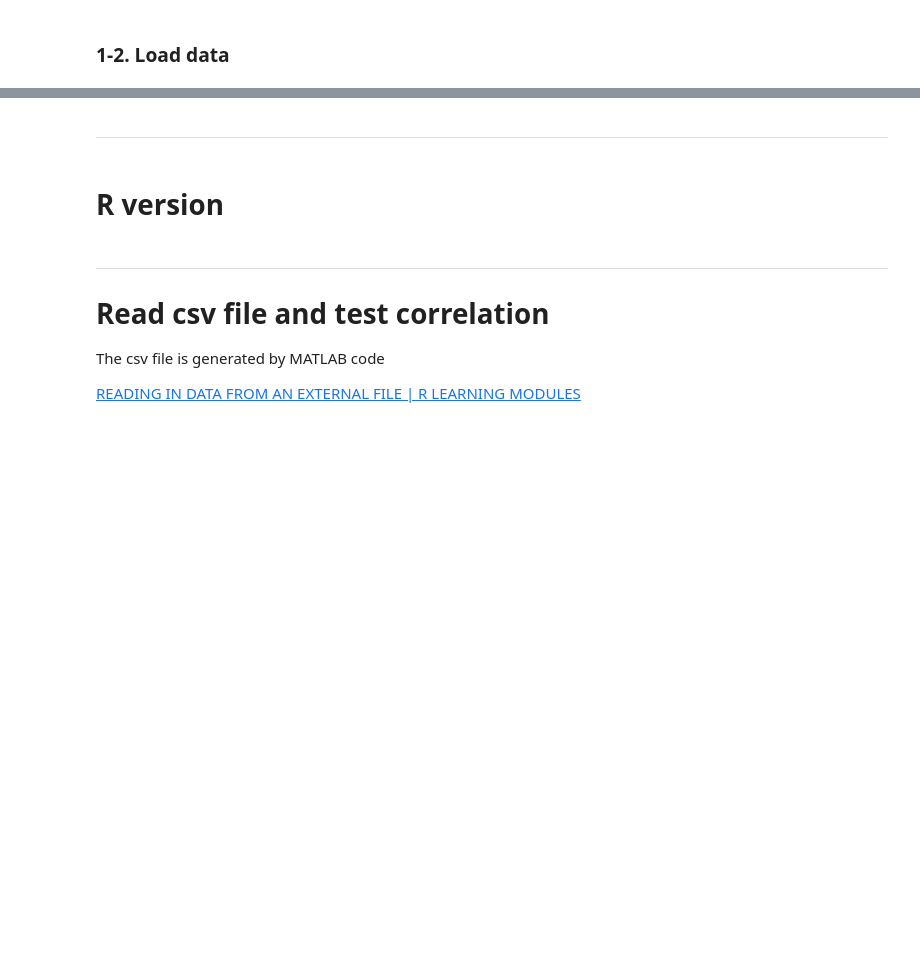
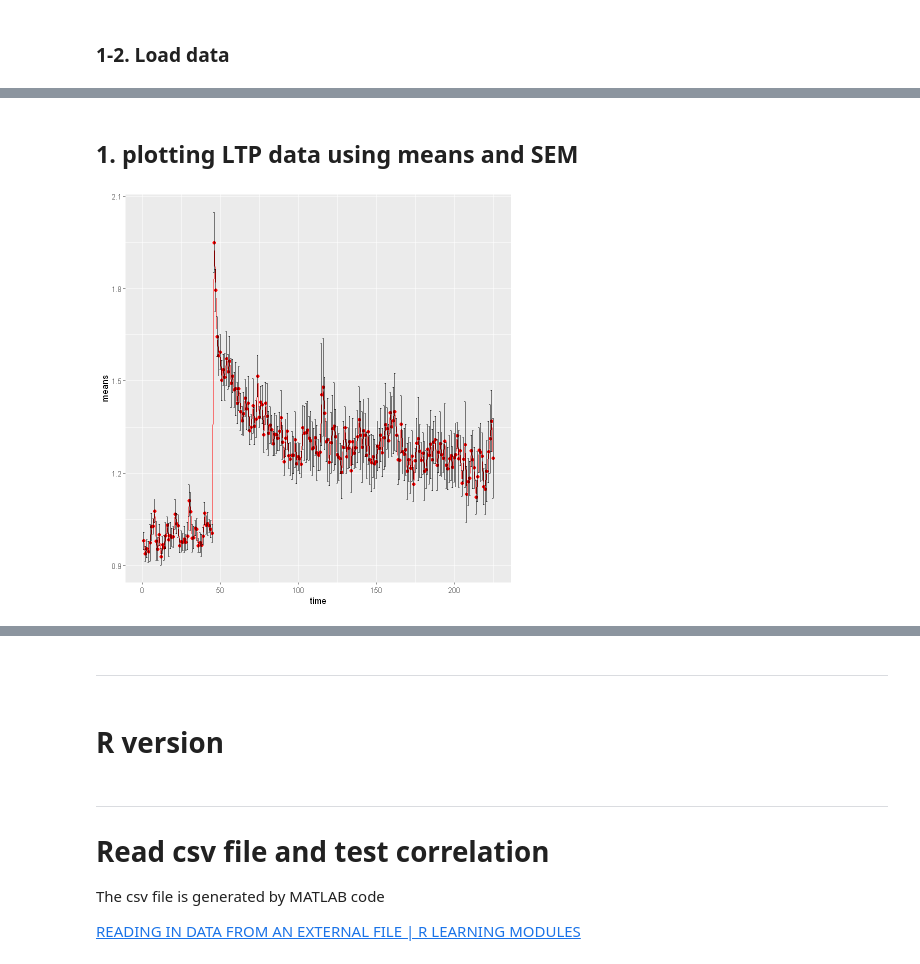
Before and after one commit to wataruito/synchro_freeze, a Jupyter notebook: 03r_analysis.ipynb, the cells around one changed output, grey strips where cells are left out. Drawn from its saved outputs; the diff is of its cells as text; code cells hidden in the pictures; blank space fills up the shorter version.

```diff
--- a/03r_analysis.ipynb
+++ b/03r_analysis.ipynb
@@ -281,0 +377,16 @@ test2
+# %% [markdown]
+## 1. plotting LTP data using means and SEM
+# %%
+# 1. plotting LTP data using means and SEM
+
+# 1-1. Read csv file named LTPtest
+path = "C:/Users/User/Dropbox/Jupyter/alexei/r_plotmaking_data"
+base = "LTPtest.csv"
+filename = file.path(path, base)
+LTP <- read.csv(filename)
+
+# 1-2. Make line plot
+p<-ggplot(LTP, aes(x=time, y=means))+geom_line(stat="identity",color="red") + geom_point(color="red") + geom_errorbar(aes(ymin=means-SEM, ymax=means+SEM))
+print(p)
+# %% [output]
+[figure, added]
```
Also changed, not shown: parts of 49 cells of this notebook.
